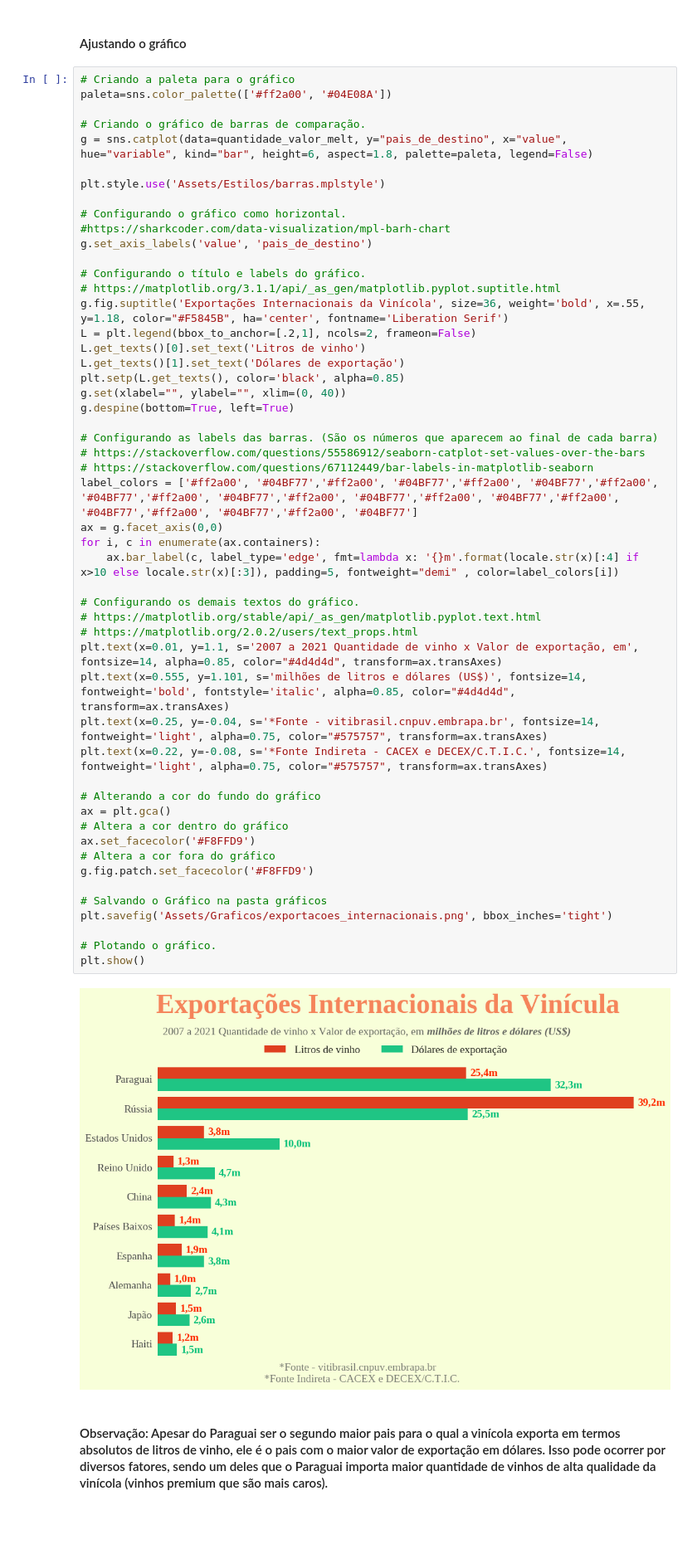
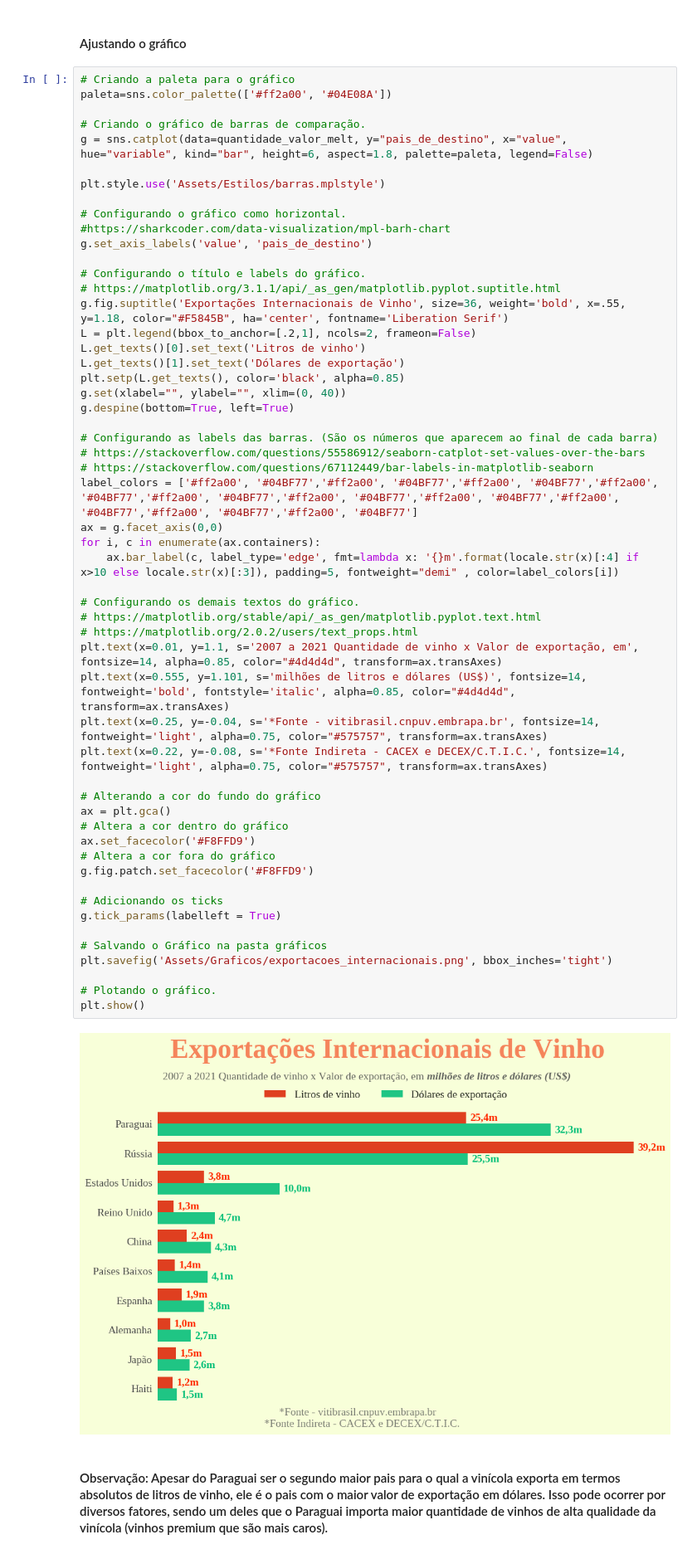
Before and after one commit to GabrielPCO/tech_challenge, a Jupyter notebook: Tech_Challenge.ipynb, the cells around one changed output. Shown at 83% size. Saved outputs shown, nothing was run; the diff lists cells and outputs as text; blank space fills up the shorter version.

```diff
--- a/Tech_Challenge.ipynb
+++ b/Tech_Challenge.ipynb
@@ -582,7 +719,7 @@ g.set_axis_labels('value', 'pais_de_destino')
 
 # Configurando o título e labels do gráfico.
 # https://matplotlib.org/3.1.1/api/_as_gen/matplotlib.pyplot.suptitle.html
-g.fig.suptitle('Exportações Internacionais da Vinícola', size=36, weight='bold', x=.55, y=1.18, color="#F5845B", ha='center', fontname='Liberation Serif')
+g.fig.suptitle('Exportações Internacionais de Vinho', size=36, weight='bold', x=.55, y=1.18, color="#F5845B", ha='center', fontname='Liberation Serif')
 L = plt.legend(bbox_to_anchor=[.2,1], ncols=2, frameon=False)
 L.get_texts()[0].set_text('Litros de vinho')
 L.get_texts()[1].set_text('Dólares de exportação')
@@ -592,34 +729,37 @@ g.despine(bottom=True, left=True)
 
 # Configurando as labels das barras. (São os números que aparecem ao final de cada barra)
 # https://stackoverflow.com/questions/55586912/seaborn-catplot-set-values-over-the-bars
 # https://stackoverflow.com/questions/67112449/bar-labels-in-matplotlib-seaborn
 label_colors = ['#ff2a00', '#04BF77','#ff2a00', '#04BF77','#ff2a00', '#04BF77','#ff2a00', '#04BF77','#ff2a00', '#04BF77','#ff2a00', '#04BF77','#ff2a00', '#04BF77','#ff2a00', '#04BF77','#ff2a00', '#04BF77','#ff2a00', '#04BF77']
 ax = g.facet_axis(0,0)
 for i, c in enumerate(ax.containers):
     ax.bar_label(c, label_type='edge', fmt=lambda x: '{}m'.format(locale.str(x)[:4] if x>10 else locale.str(x)[:3]), padding=5, fontweight="demi" , color=label_colors[i])
 
 # Configurando os demais textos do gráfico.
 # https://matplotlib.org/stable/api/_as_gen/matplotlib.pyplot.text.html
 # https://matplotlib.org/2.0.2/users/text_props.html
 plt.text(x=0.01, y=1.1, s='2007 a 2021 Quantidade de vinho x Valor de exportação, em', fontsize=14, alpha=0.85, color="#4d4d4d", transform=ax.transAxes)
 plt.text(x=0.555, y=1.101, s='milhões de litros e dólares (US$)', fontsize=14, fontweight='bold', fontstyle='italic', alpha=0.85, color="#4d4d4d", transform=ax.transAxes)
 plt.text(x=0.25, y=-0.04, s='*Fonte - vitibrasil.cnpuv.embrapa.br', fontsize=14, fontweight='light', alpha=0.75, color="#575757", transform=ax.transAxes)
 plt.text(x=0.22, y=-0.08, s='*Fonte Indireta - CACEX e DECEX/C.T.I.C.', fontsize=14, fontweight='light', alpha=0.75, color="#575757", transform=ax.transAxes)
 
 # Alterando a cor do fundo do gráfico
 ax = plt.gca()
 # Altera a cor dentro do gráfico
 ax.set_facecolor('#F8FFD9')
 # Altera a cor fora do gráfico
 g.fig.patch.set_facecolor('#F8FFD9')
 
+# Adicionando os ticks
+g.tick_params(labelleft = True)
+
 # Salvando o Gráfico na pasta gráficos
 plt.savefig('Assets/Graficos/exportacoes_internacionais.png', bbox_inches='tight')
 
 # Plotando o gráfico.
 plt.show()
 # %% [output]
-[figure, old version]
+[figure, new version]
 # %% [markdown]
 #### Observação: Apesar do Paraguai ser o segundo maior pais para o qual a vinícola exporta em termos absolutos de litros de vinho, ele é o pais com o maior valor de exportação em dólares. Isso pode ocorrer por diversos fatores, sendo um deles que o Paraguai importa maior quantidade de vinhos de alta qualidade da vinícola (vinhos premium que são mais caros).
 # %% [markdown]
```
Also changed, not shown: parts of 35 cells of this notebook, 2 other files.
